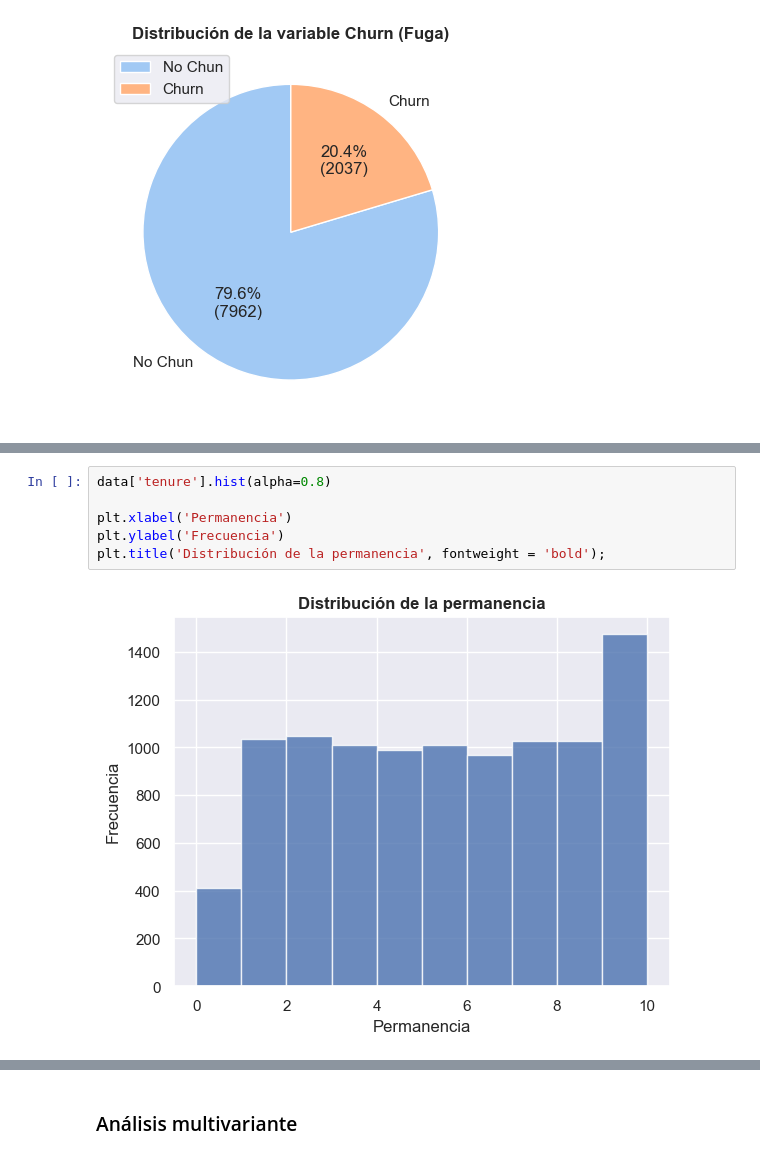
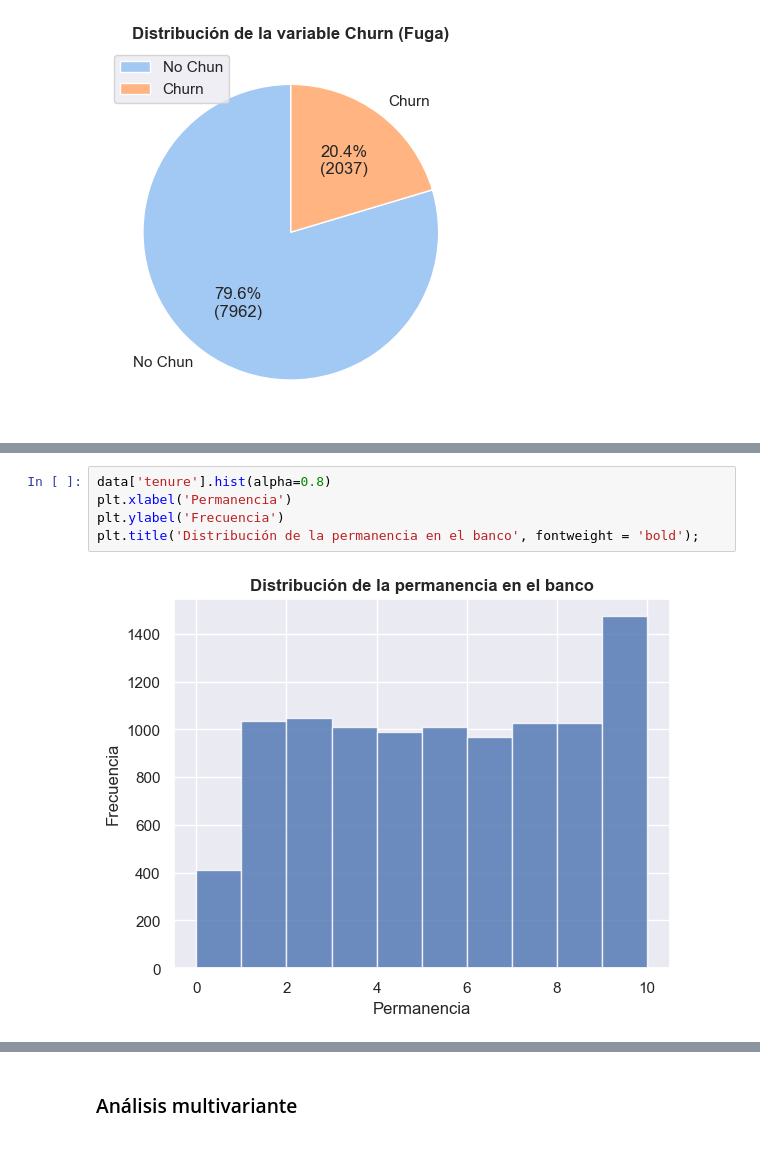
Before and after one commit to yrouuu/TFG_ADE, a Jupyter notebook: exploratorio/eda.ipynb, the cells around one changed output, grey strips where cells are left out. Saved outputs shown, nothing was run; the diff lists cells and outputs as text.

```diff
--- a/exploratorio/eda.ipynb
+++ b/exploratorio/eda.ipynb
@@ -229,10 +228,9 @@ plt.title('Distribución de la edad de la muestra', fontweight = 'bold');
 # %%
 data['tenure'].hist(alpha=0.8)
-
 plt.xlabel('Permanencia')
 plt.ylabel('Frecuencia')
-plt.title('Distribución de la permanencia', fontweight = 'bold');
+plt.title('Distribución de la permanencia en el banco', fontweight = 'bold');
 # %% [output]
-[figure, old version]
+[figure, new version]
 # %%
 data['credit_score'].hist(alpha=0.8)
```
Also changed, not shown: parts of 9 cells of this notebook.
